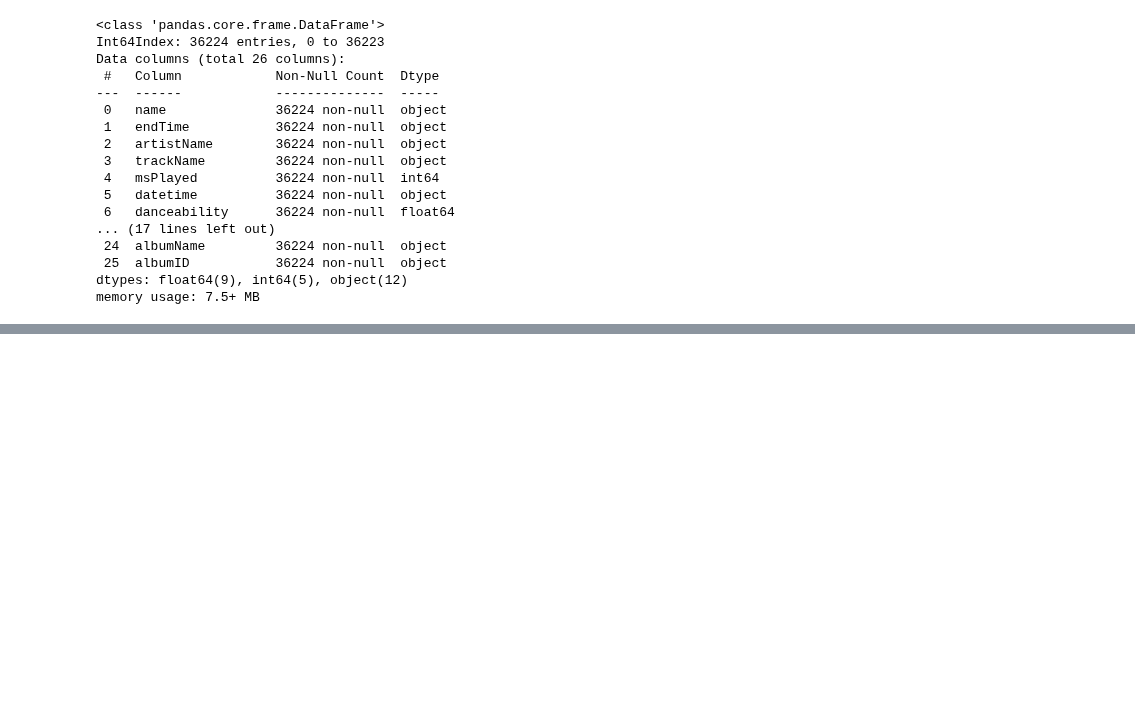
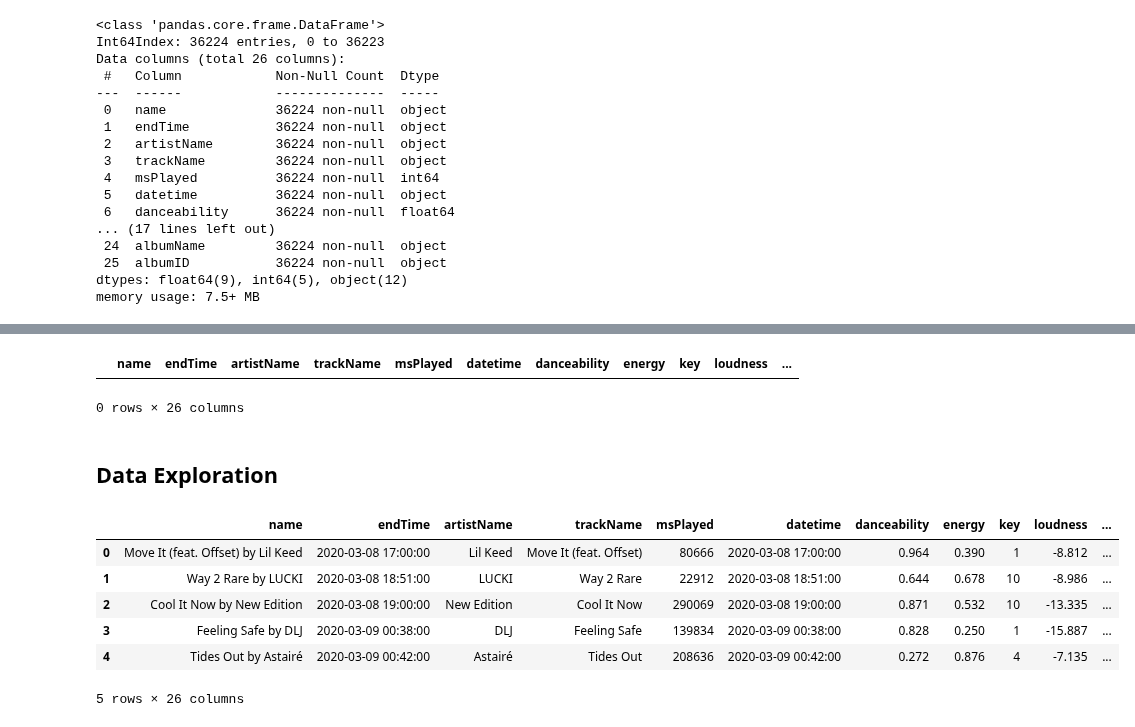
Before and after one commit to lognorman20/spotify_recommender, a Jupyter notebook: exploration.ipynb, the cells around one changed output, grey strips where cells are left out. Saved outputs shown, nothing was run; the diff lists cells and outputs as text; code cells hidden in the pictures; blank space fills up the shorter version.

```diff
--- a/exploration.ipynb
+++ b/exploration.ipynb
@@ -139,0 +106,6 @@ duplicated_songs.groupby('datetime').first()
+# %%
+# Checking for duplicate entries
+df[df.duplicated()]
+# %% [output]
+|  | name | endTime | artistName | trackName | msPlayed | datetime | danceability | energy | key | loudness | ... |
+0 rows × 26 columns
@@ -139,0 +115,12 @@ duplicated_songs.groupby('datetime').first()
+# %% [markdown]
+## Data Exploration
+# %%
+df.head()
+# %% [output]
+|  | name | endTime | artistName | trackName | msPlayed | datetime | danceability | energy | key | loudness | ... |
+| 0 | Move It (feat. Offset) by Lil Keed | 2020-03-08 17:00:00 | Lil Keed | Move It (feat. Offset) | 80666 | 2020-03-08 17:00:00 | 0.964 | 0.390 | 1 | -8.812 | ... |
+| 1 | Way 2 Rare by LUCKI | 2020-03-08 18:51:00 | LUCKI | Way 2 Rare | 22912 | 2020-03-08 18:51:00 | 0.644 | 0.678 | 10 | -8.986 | ... |
+| 2 | Cool It Now by New Edition | 2020-03-08 19:00:00 | New Edition | Cool It Now | 290069 | 2020-03-08 19:00:00 | 0.871 | 0.532 | 10 | -13.335 | ... |
+| 3 | Feeling Safe by DLJ | 2020-03-09 00:38:00 | DLJ | Feeling Safe | 139834 | 2020-03-09 00:38:00 | 0.828 | 0.250 | 1 | -15.887 | ... |
+| 4 | Tides Out by Astairé | 2020-03-09 00:42:00 | Astairé | Tides Out | 208636 | 2020-03-09 00:42:00 | 0.272 | 0.876 | 4 | -7.135 | ... |
+5 rows × 26 columns
```
Also changed, not shown: parts of 4 cells of this notebook.
